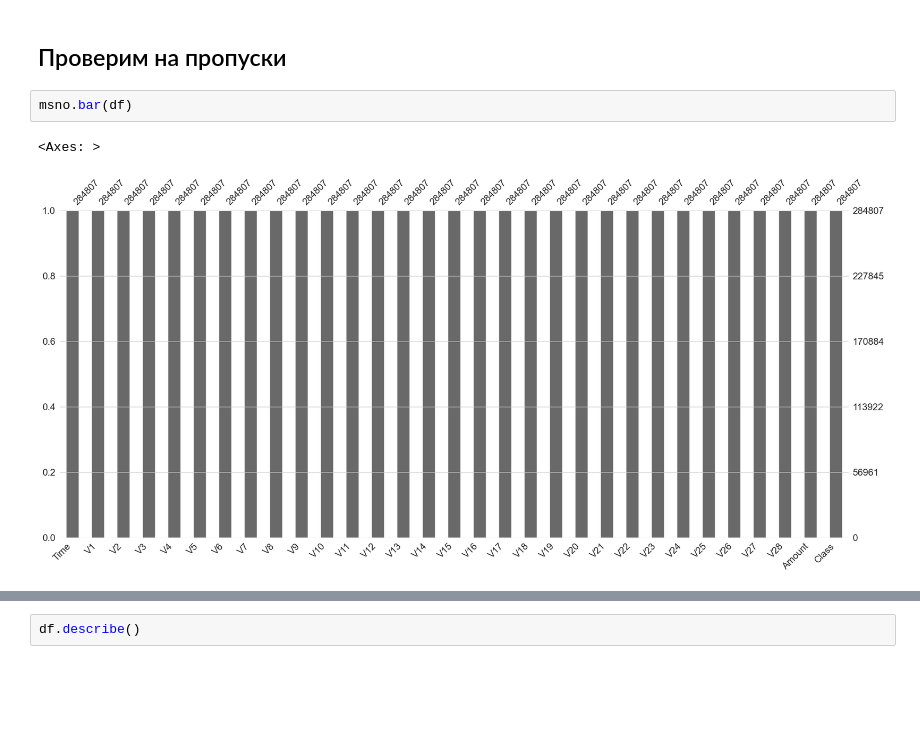
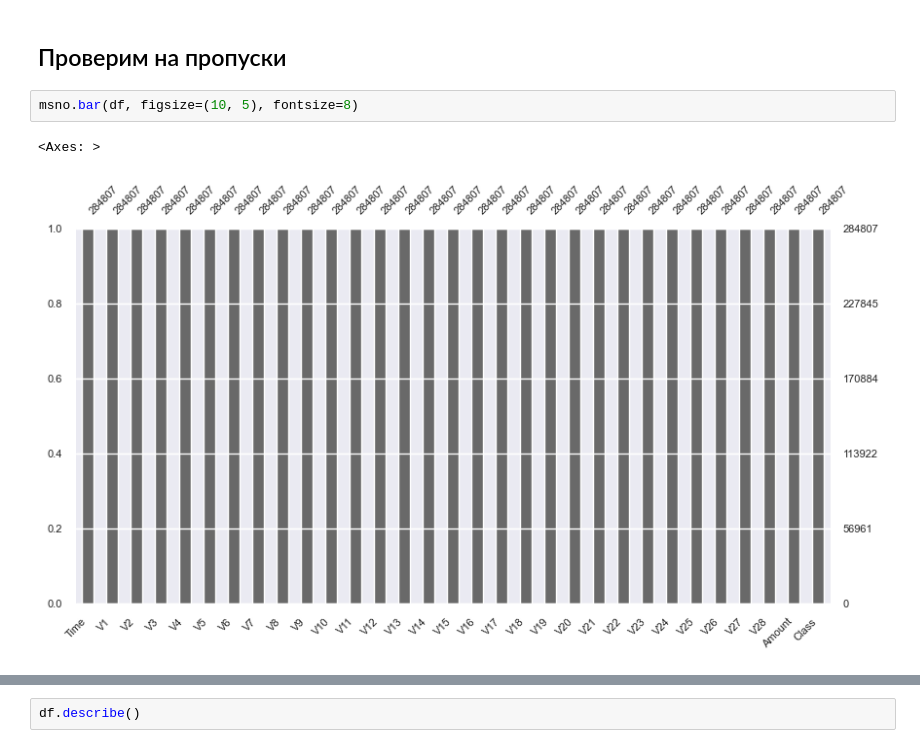
Before and after one commit to Ekzz0/FraudulentTransactionsClassification, a Jupyter notebook: transaction_classification.ipynb, the cells around one changed output, grey strips where cells are left out. Saved outputs shown, nothing was run; the diff lists cells and outputs as text; blank space fills up the shorter version.

```diff
--- a/transaction_classification.ipynb
+++ b/transaction_classification.ipynb
@@ -26,7 +24,7 @@ df.head()
 # %% [markdown]
 ## Проверим на пропуски
 # %%
-msno.bar(df)
+msno.bar(df, figsize=(10, 5), fontsize=8)
 # %% [output]
 <Axes: >
-[figure, old version]
+[figure, new version]
```
Also changed, not shown: parts of 31 cells of this notebook, 4 other files.
